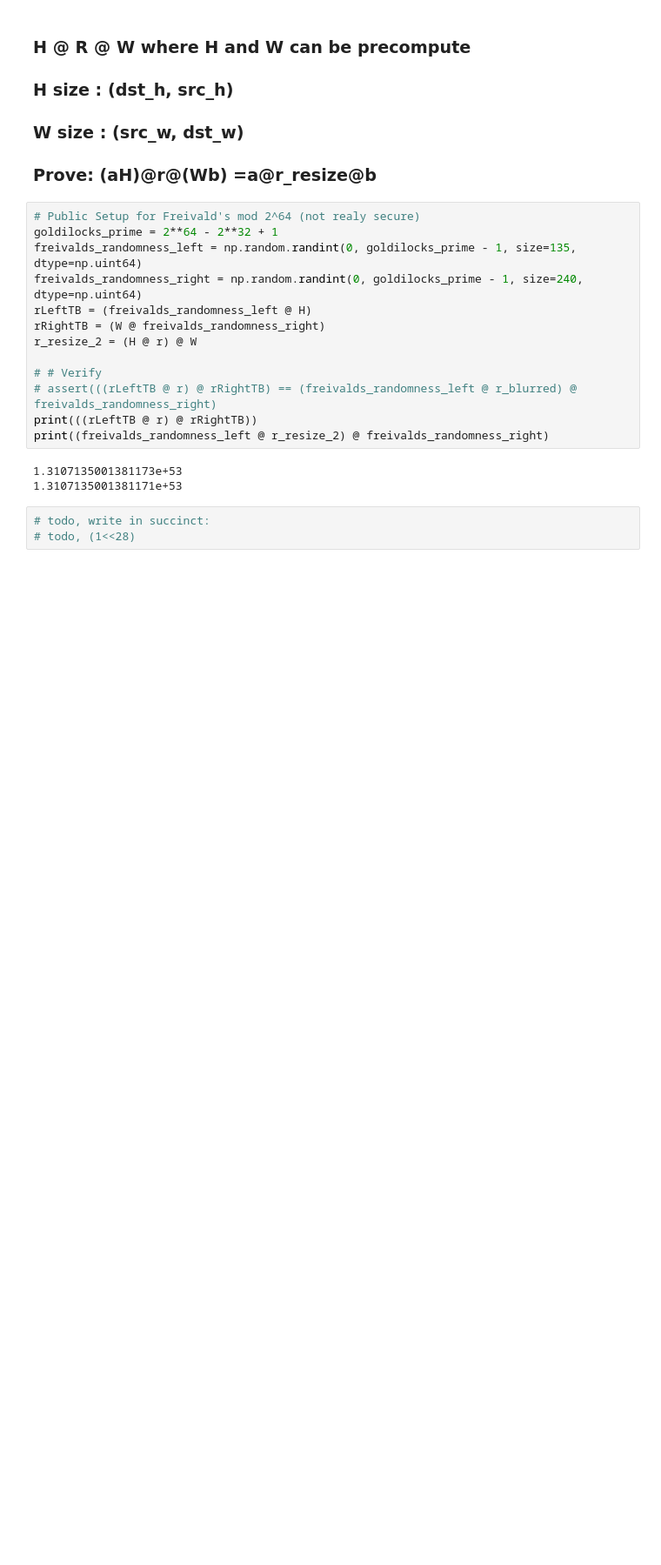
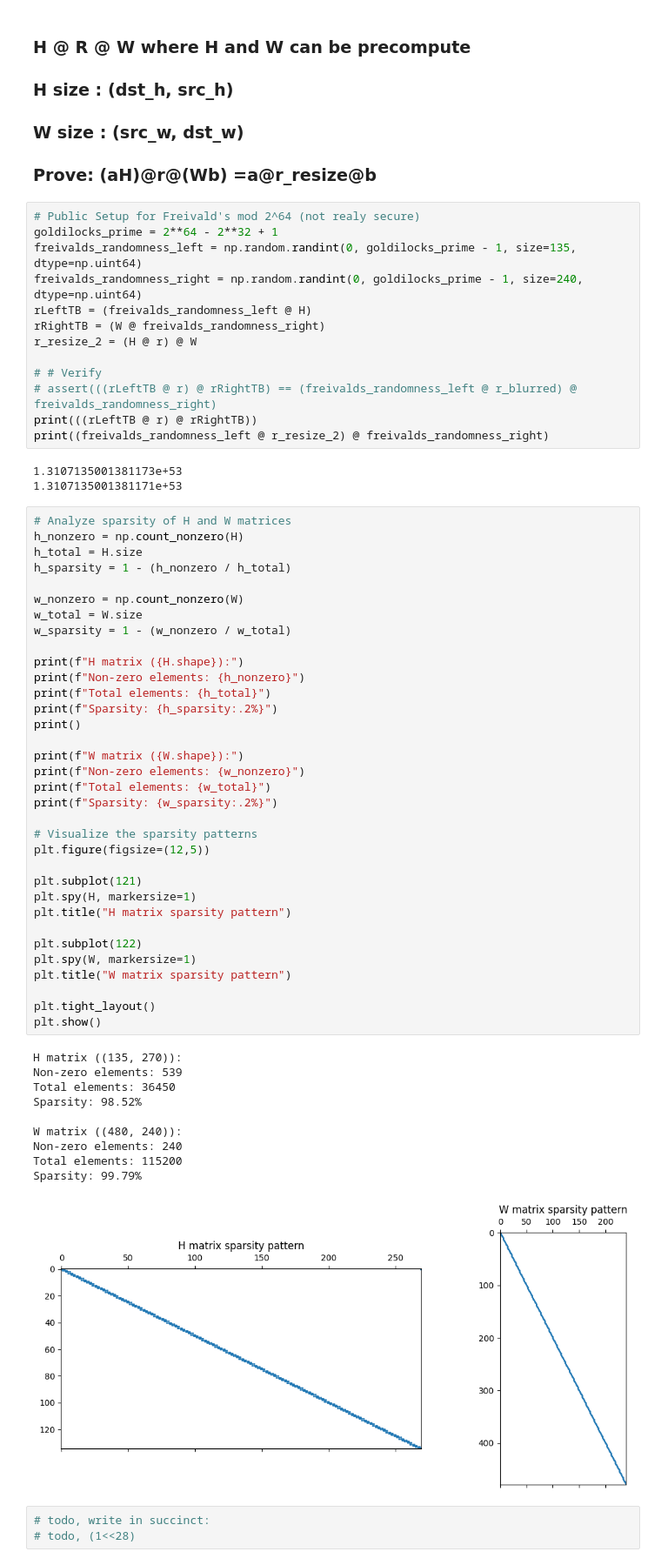
Before and after one commit to ultraspicy/fibonacci, a Jupyter notebook: scripts/freivalds_resizing.ipynb, the cells around one changed output. Shown at 87% size. Saved outputs shown, nothing was run; the diff lists cells and outputs as text; blank space fills up the shorter version.

Commit message:
add sparsity check

```diff
--- a/scripts/freivalds_resizing.ipynb
+++ b/scripts/freivalds_resizing.ipynb
@@ -102,6 +102,51 @@ print((freivalds_randomness_left @ r_resize_2) @ freivalds_randomness_right)
 # %% [output]
 1.3107135001381173e+53
 1.3107135001381171e+53
+# %%
+# Analyze sparsity of H and W matrices
+h_nonzero = np.count_nonzero(H)
+h_total = H.size
+h_sparsity = 1 - (h_nonzero / h_total)
+
+w_nonzero = np.count_nonzero(W)
+w_total = W.size
+w_sparsity = 1 - (w_nonzero / w_total)
+
+print(f"H matrix ({H.shape}):")
+print(f"Non-zero elements: {h_nonzero}")
+print(f"Total elements: {h_total}")
+print(f"Sparsity: {h_sparsity:.2%}")
+print()
+
+print(f"W matrix ({W.shape}):")
+print(f"Non-zero elements: {w_nonzero}")
+print(f"Total elements: {w_total}")
+print(f"Sparsity: {w_sparsity:.2%}")
+
+# Visualize the sparsity patterns
+plt.figure(figsize=(12,5))
+
+plt.subplot(121)
+plt.spy(H, markersize=1)
+plt.title("H matrix sparsity pattern")
+
+plt.subplot(122)
+plt.spy(W, markersize=1)
+plt.title("W matrix sparsity pattern")
+
+plt.tight_layout()
+plt.show()
+# %% [output]
+H matrix ((135, 270)):
+Non-zero elements: 539
+Total elements: 36450
+Sparsity: 98.52%
+
+W matrix ((480, 240)):
+Non-zero elements: 240
+Total elements: 115200
+Sparsity: 99.79%
+[figure, added]
 # %%
 # todo, write in succinct:
 # todo, (1<<28)
```
